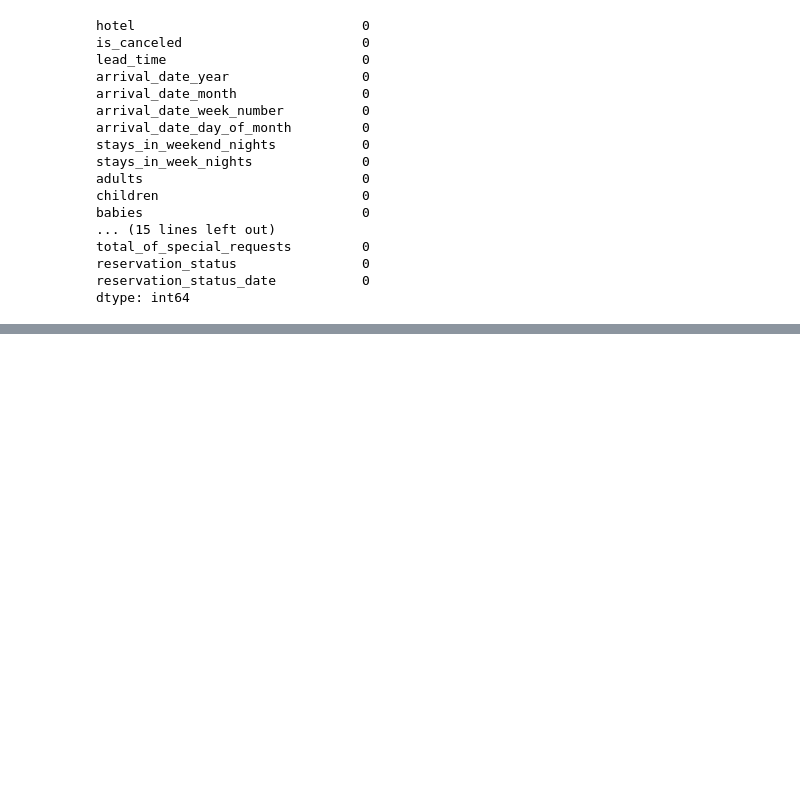
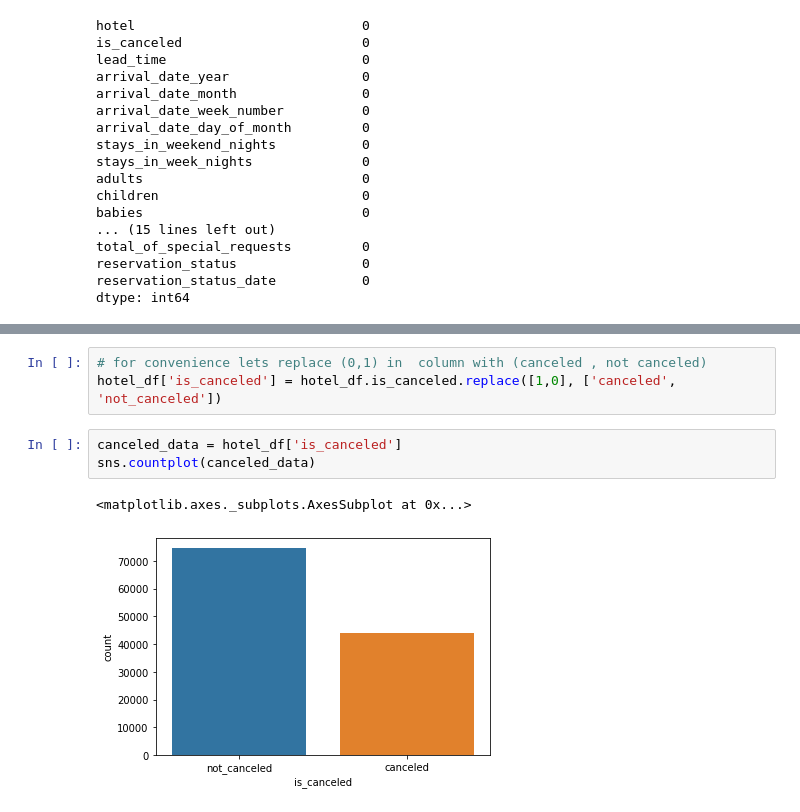
Before and after one commit to SuvirKapse/Hotel-Booking-Analysis, a Jupyter notebook: Suvir_kapse_Hotel_Booking_Analysis_Capstone_Project.ipynb, the cells around one changed output, grey strips where cells are left out. Drawn from its saved outputs; the diff is of its cells as text; blank space fills up the shorter version.

```diff
--- a/Suvir_kapse_Hotel_Booking_Analysis_Capstone_Project.ipynb
+++ b/Suvir_kapse_Hotel_Booking_Analysis_Capstone_Project.ipynb
@@ -129,0 +173,9 @@ dtype: int64
+# %%
+# for convenience lets replace (0,1) in  column with (canceled , not canceled)
+hotel_df['is_canceled'] = hotel_df.is_canceled.replace([1,0], ['canceled', 'not_canceled'])
+# %%
+canceled_data = hotel_df['is_canceled']
+sns.countplot(canceled_data)
+# %% [output]
+<matplotlib.axes._subplots.AxesSubplot at 0x...>
+[figure, added]
```
Also changed, not shown: parts of 22 cells of this notebook.
